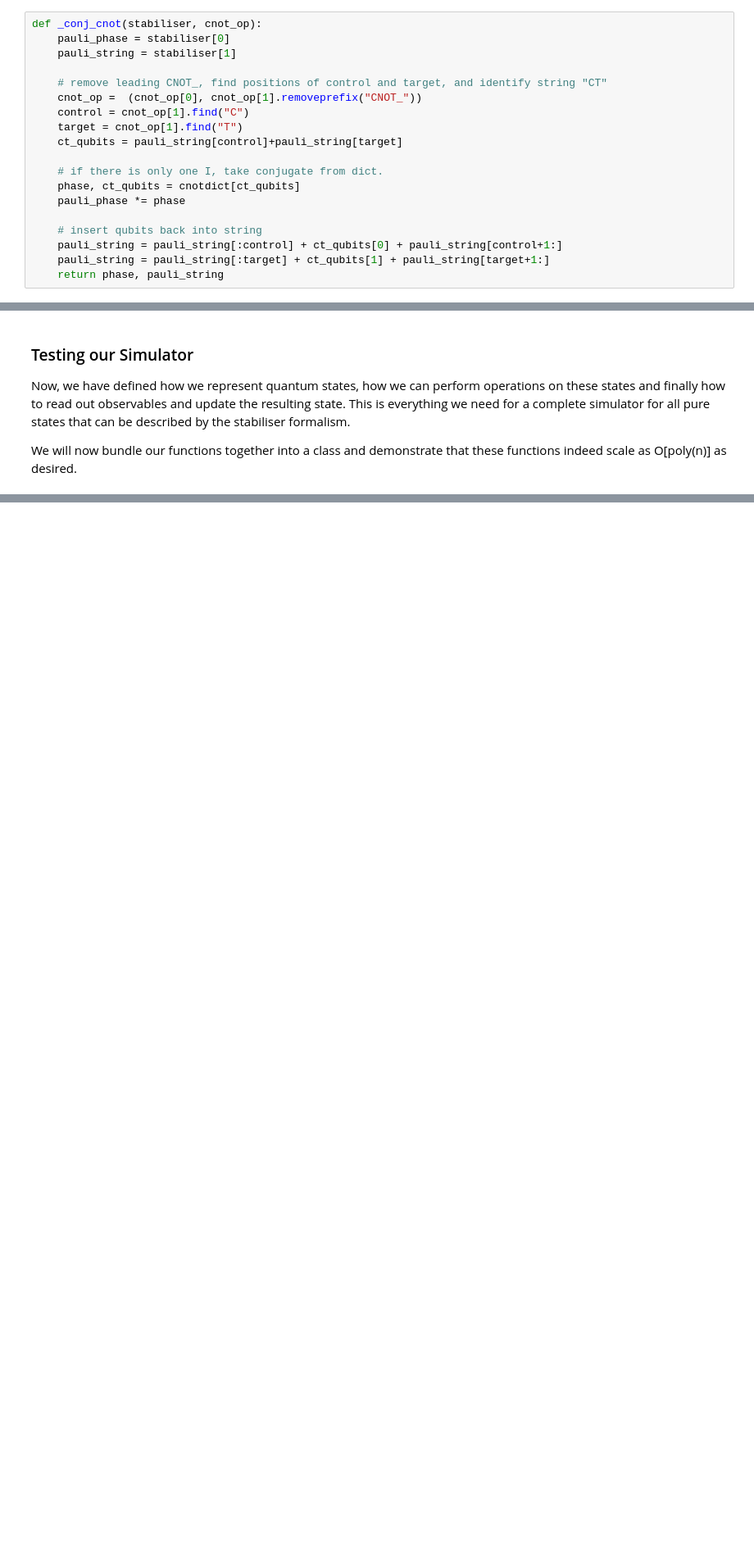
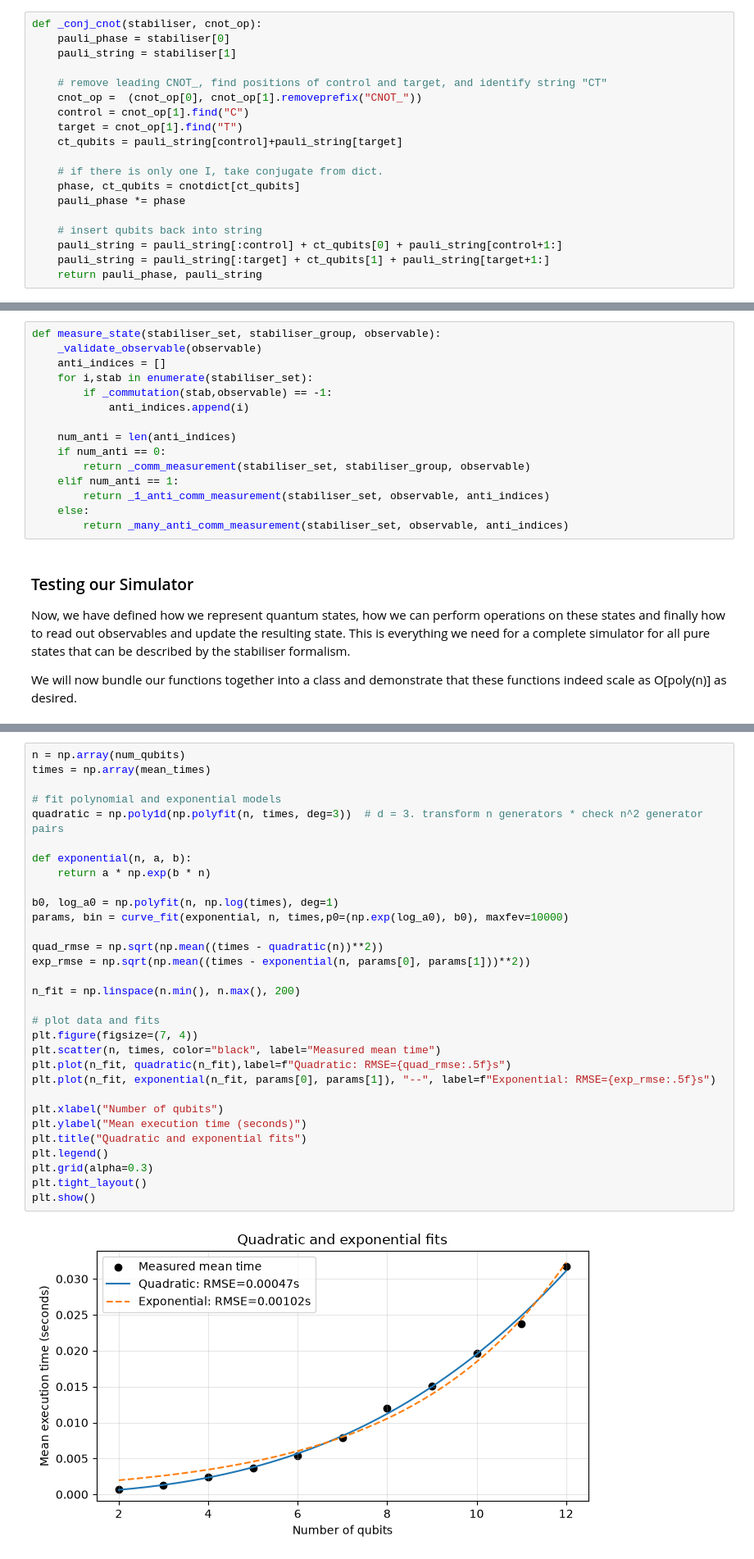
Before and after one commit to dspapp02/gk-classical-simulator-codebook, a Jupyter notebook: codebook.ipynb, the cells around one changed output, grey strips where cells are left out. Shown at 82% size. Cells and saved outputs as stored; diff of their text form; blank space fills up the shorter version.

Commit message:
Measurement and bug fixes

```diff
--- a/codebook.ipynb
+++ b/codebook.ipynb
@@ -136,7 +140,7 @@ def _conj_cnot(stabiliser, cnot_op):
     # insert qubits back into string
     pauli_string = pauli_string[:control] + ct_qubits[0] + pauli_string[control+1:]
     pauli_string = pauli_string[:target] + ct_qubits[1] + pauli_string[target+1:]
-    return phase, pauli_string
+    return pauli_phase, pauli_string
 # %% [markdown]
 With these operations, we can now define arbitrary clifford operations on stabiliser sets. We have `transform_stabiliser` which will operate on a stabiliser and evolve it by conjugation .
 
@@ -176,3 +197,18 @@ def measure_state(stabiliser_set, basis):
+# %%
+def measure_state(stabiliser_set, stabiliser_group, observable):
+    _validate_observable(observable)
+    anti_indices = []
+    for i,stab in enumerate(stabiliser_set):
+        if _commutation(stab,observable) == -1:
+            anti_indices.append(i)
+
+    num_anti = len(anti_indices)
+    if num_anti == 0:
+        return _comm_measurement(stabiliser_set, stabiliser_group, observable)
+    elif num_anti == 1:
+        return _1_anti_comm_measurement(stabiliser_set, observable, anti_indices)
+    else:
+        return _many_anti_comm_measurement(stabiliser_set, observable, anti_indices)
 # %% [markdown]
 ### Testing our Simulator
 
@@ -209,3 +285,36 @@ class pure_state:
+# %%
+n = np.array(num_qubits)
+times = np.array(mean_times)
+
+# fit polynomial and exponential models
+quadratic = np.poly1d(np.polyfit(n, times, deg=3))  # d = 3. transform n generators * check n^2 generator pairs
+
+def exponential(n, a, b):
+    return a * np.exp(b * n)
+
+b0, log_a0 = np.polyfit(n, np.log(times), deg=1)
+params, bin = curve_fit(exponential, n, times,p0=(np.exp(log_a0), b0), maxfev=10000)
+
+quad_rmse = np.sqrt(np.mean((times - quadratic(n))**2))
+exp_rmse = np.sqrt(np.mean((times - exponential(n, params[0], params[1]))**2))
+
+n_fit = np.linspace(n.min(), n.max(), 200)
+
+# plot data and fits
+plt.figure(figsize=(7, 4))
+plt.scatter(n, times, color="black", label="Measured mean time")
+plt.plot(n_fit, quadratic(n_fit),label=f"Quadratic: RMSE={quad_rmse:.5f}s")
+plt.plot(n_fit, exponential(n_fit, params[0], params[1]), "--", label=f"Exponential: RMSE={exp_rmse:.5f}s")
+
+plt.xlabel("Number of qubits")
+plt.ylabel("Mean execution time (seconds)")
+plt.title("Quadratic and exponential fits")
+plt.legend()
+plt.grid(alpha=0.3)
+plt.tight_layout()
+plt.show()
+# %% [output]
+[figure, added]
 # %% [markdown]
 ### Mixed States
 
```
Also changed, not shown: parts of 14 cells of this notebook, 4 other files.
